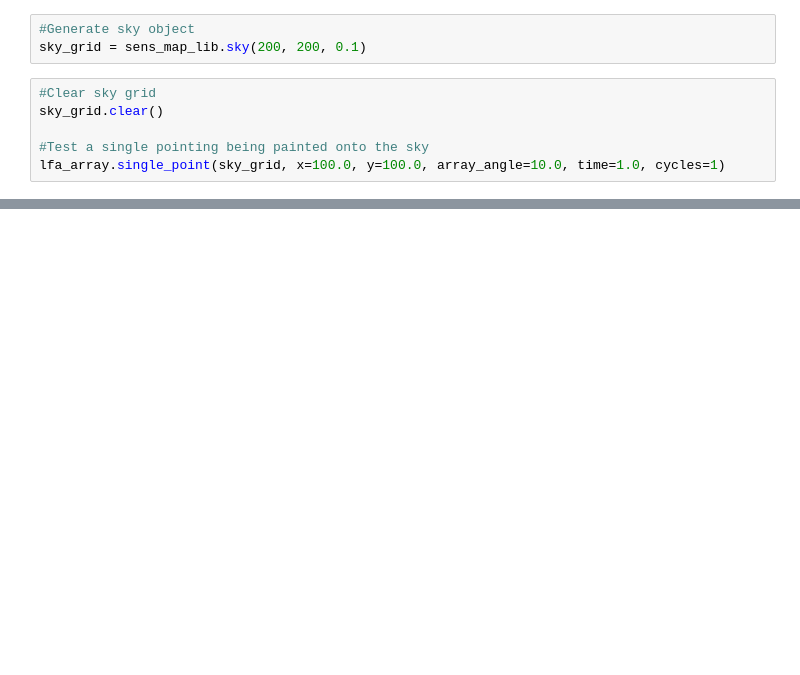
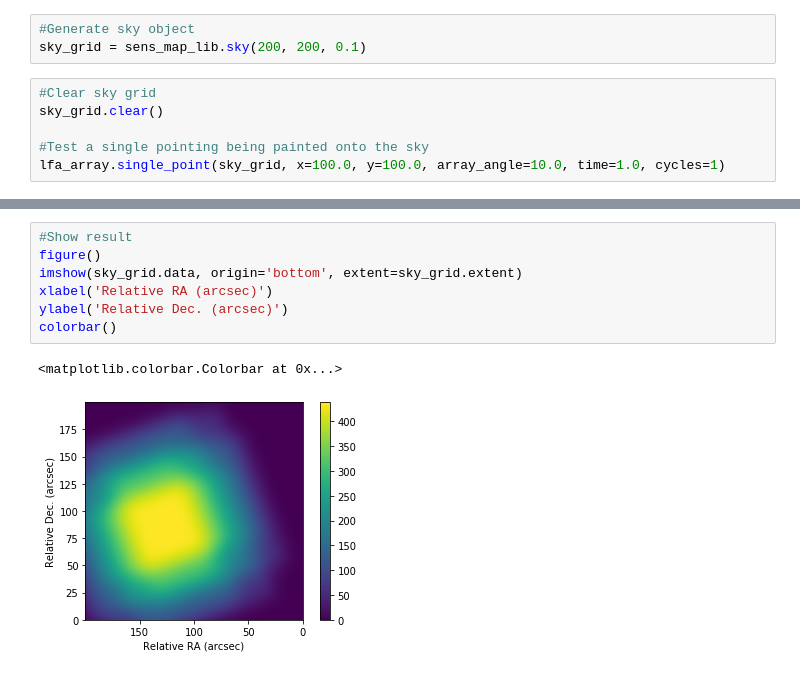
Before and after one commit to kfkaplan/the_greatest_sensitivity_mapper, a Jupyter notebook: test_sense_map.ipynb, the cells around one changed output, grey strips where cells are left out. Drawn from its saved outputs; the diff is of its cells as text; blank space fills up the shorter version.

```diff
--- a/test_sense_map.ipynb
+++ b/test_sense_map.ipynb
@@ -45,0 +53,10 @@ colorbar()
+# %%
+#Show result
+figure()
+imshow(sky_grid.data, origin='bottom', extent=sky_grid.extent)
+xlabel('Relative RA (arcsec)')
+ylabel('Relative Dec. (arcsec)')
+colorbar()
+# %% [output]
+<matplotlib.colorbar.Colorbar at 0x...>
+[figure, added]
```
Also changed, not shown: parts of 5 cells of this notebook, 1 other file.
